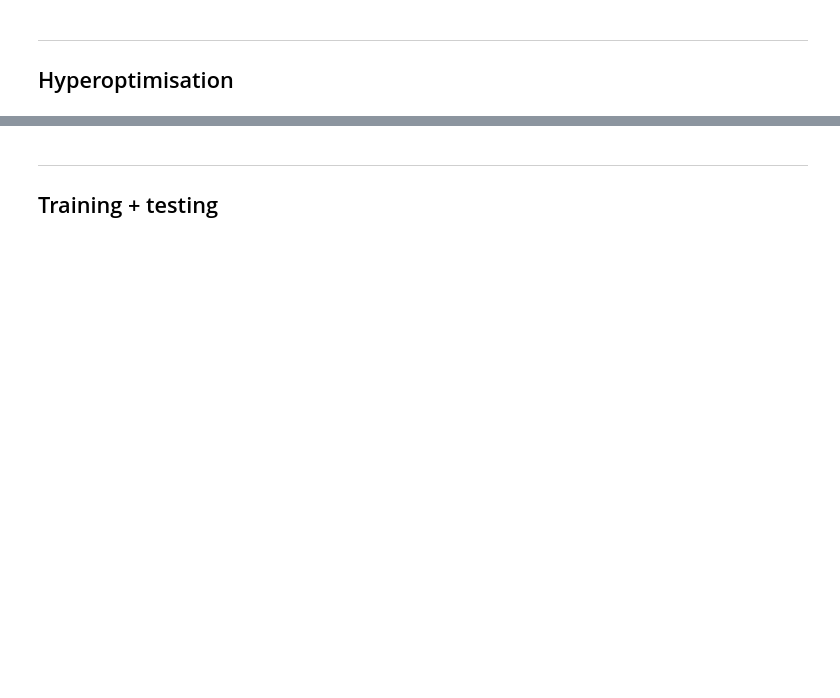
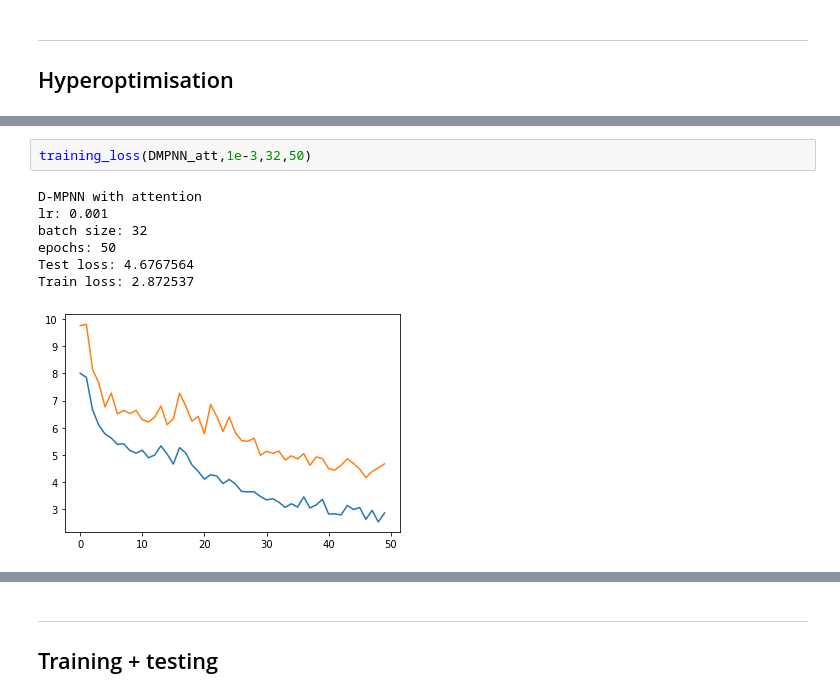
Before and after one commit to saratanov/git_honours, a Jupyter notebook: testing/pka_testing_torch.ipynb, the cells around one changed output, grey strips where cells are left out. Cells and saved outputs as stored; diff of their text form; blank space fills up the shorter version.

```diff
--- a/testing/pka_testing_torch.ipynb
+++ b/testing/pka_testing_torch.ipynb
@@ -67,0 +313,10 @@ pbounds = {'MP_hidden': (100,500), 'MP_depth': (2,4), 'NN_hidden': (100,500), 'N
+# %%
+training_loss(DMPNN_att,1e-3,32,50)
+# %% [output]
+D-MPNN with attention
+lr: 0.001
+batch size: 32
+epochs: 50
+Test loss: 4.6767564
+Train loss: 2.872537
+[figure, added]
```
Also changed, not shown: parts of 40 cells of this notebook, 30 other files.
